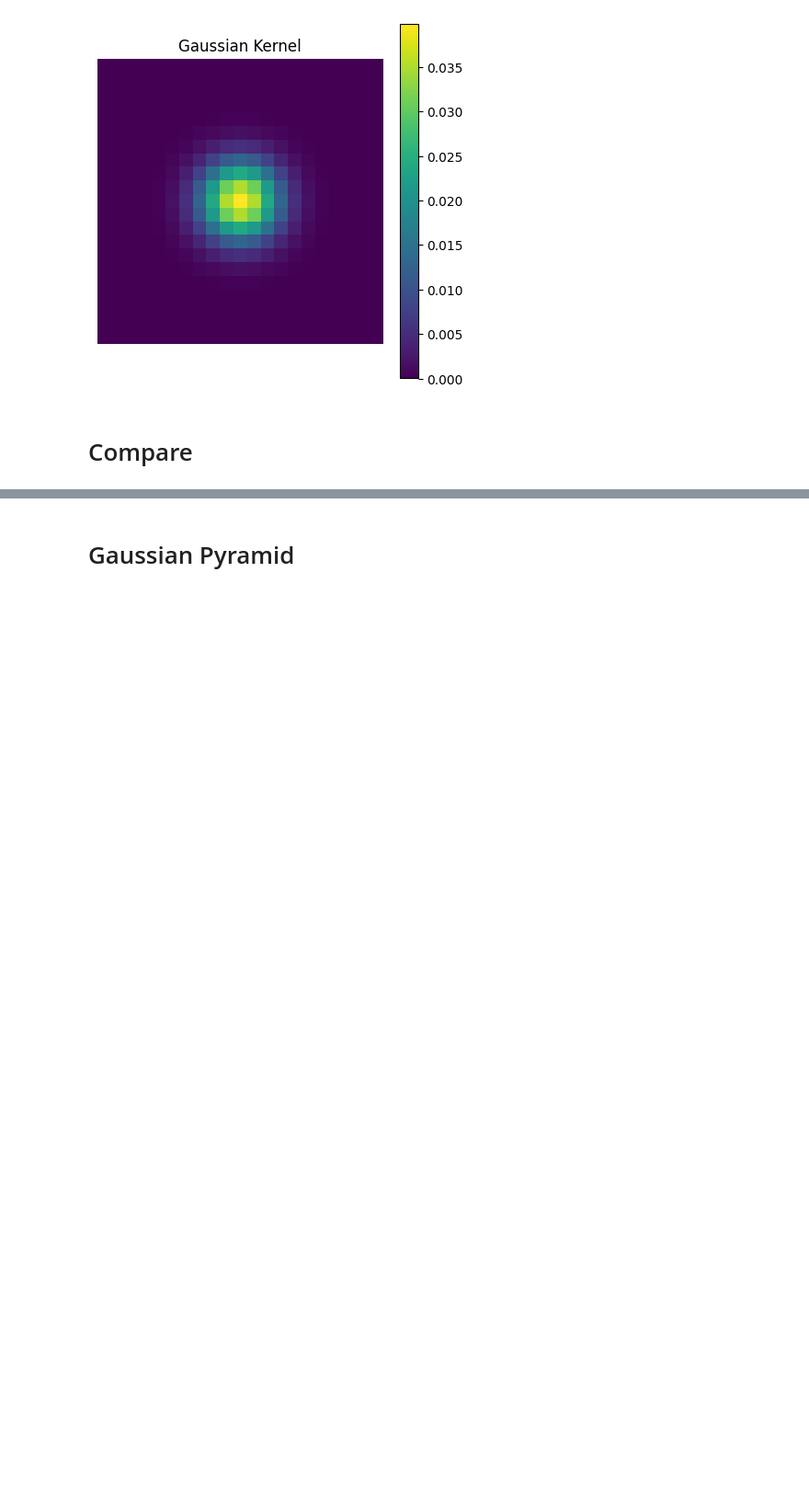
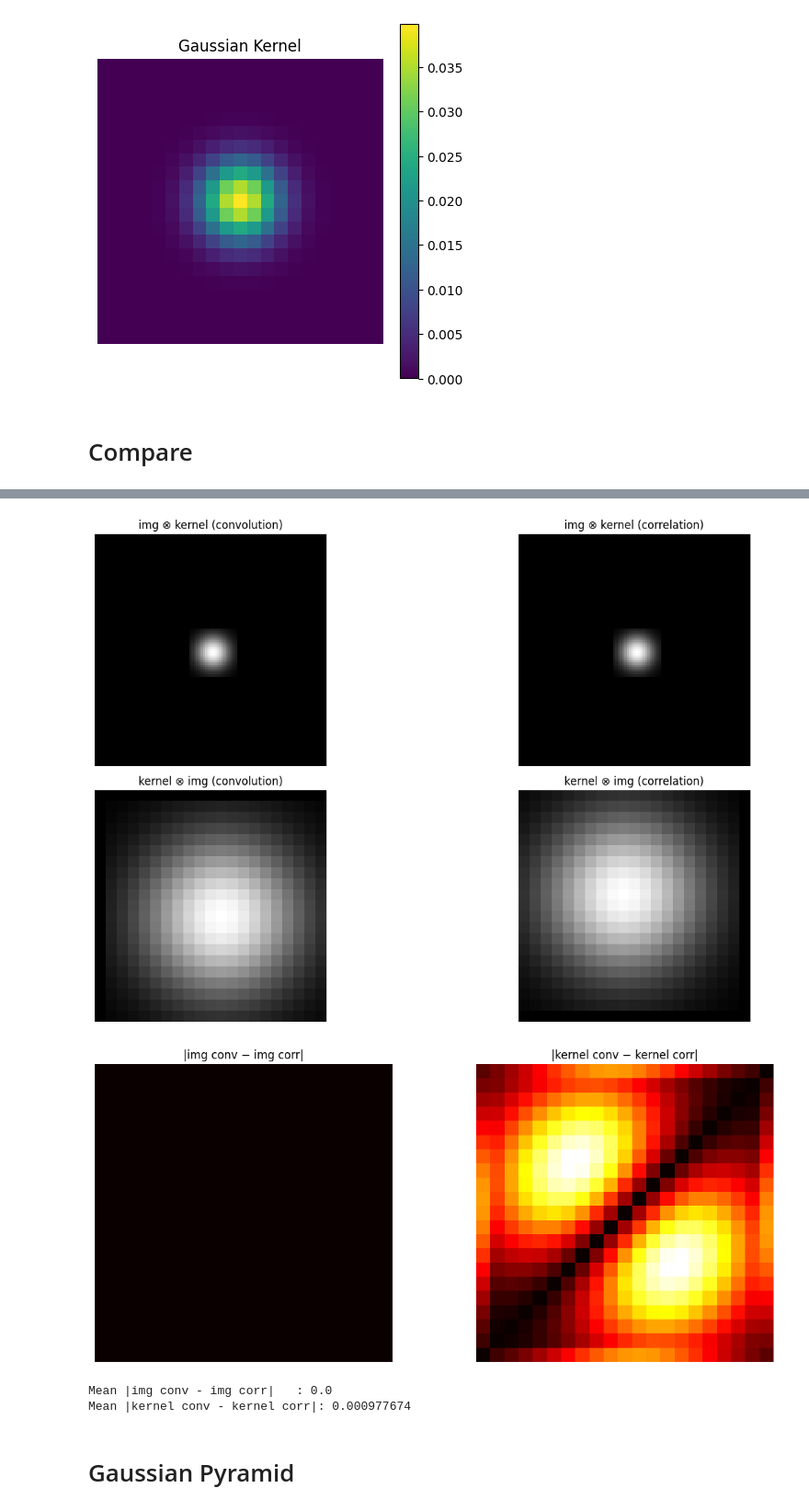
Before and after one commit to daoanhkhoa123/bai_tap_thay_vinh, a Jupyter notebook: run.ipynb, the cells around one changed output, grey strips where cells are left out. Shown at 92% size. Saved outputs shown, nothing was run; the diff lists cells and outputs as text; code cells hidden in the pictures; blank space fills up the shorter version.

```diff
--- a/run.ipynb
+++ b/run.ipynb
@@ -120,3 +115,62 @@ Mean |Conv - Corr|: 0.0
+# %%
+img = FilterImage.create_img(size=101, value=1).astype(np.float32)
+kernel = GaussianMask.mask_gauss(sigma=5, size=21)
+
+res_img_conv_kernel = Convolution_Correlation.convolution(img, kernel)
+res_img_corr_kernel = Convolution_Correlation.correlation(img, kernel)
+res_kernel_conv_img = Convolution_Correlation.convolution(kernel, img)
+res_kernel_corr_img = Convolution_Correlation.correlation(kernel, img)
+
+plt.figure(figsize=(16,8))
+
+plt.subplot(2,2,1)
+plt.imshow(res_img_conv_kernel, cmap="gray")
+plt.title("img ⊗ kernel (convolution)")
+plt.axis("off")
+
+plt.subplot(2,2,2)
+plt.imshow(res_img_corr_kernel, cmap="gray")
+plt.title("img ⊗ kernel (correlation)")
+plt.axis("off")
+
+plt.subplot(2,2,3)
+plt.imshow(res_kernel_conv_img, cmap="gray")
+plt.title("kernel ⊗ img (convolution)")
+plt.axis("off")
+
+plt.subplot(2,2,4)
+plt.imshow(res_kernel_corr_img, cmap="gray")
+plt.title("kernel ⊗ img (correlation)")
+plt.axis("off")
+
+plt.tight_layout()
+plt.show()
+
+diff_img = np.abs(res_img_conv_kernel - res_img_corr_kernel)
+diff_kernel = np.abs(res_kernel_conv_img - res_kernel_corr_img)
+
+plt.figure(figsize=(12,5))
+
+plt.subplot(1,2,1)
+plt.imshow(diff_img, cmap="hot")
+plt.title("|img conv − img corr|")
+plt.axis("off")
+
+plt.subplot(1,2,2)
+plt.imshow(diff_kernel, cmap="hot")
+plt.title("|kernel conv − kernel corr|")
+plt.axis("off")
+
+plt.tight_layout()
+plt.show()
+
+print("Mean |img conv - img corr|   :", np.mean(diff_img))
+print("Mean |kernel conv - kernel corr|:", np.mean(diff_kernel))
+# %% [output]
+[figure, added]
+[figure, added]
+Mean |img conv - img corr|   : 0.0
+Mean |kernel conv - kernel corr|: 0.000977674
 # %% [markdown]
 # Gaussian Pyramid
 # %%
```
Also changed, not shown: parts of 6 cells of this notebook, 2 other files.
